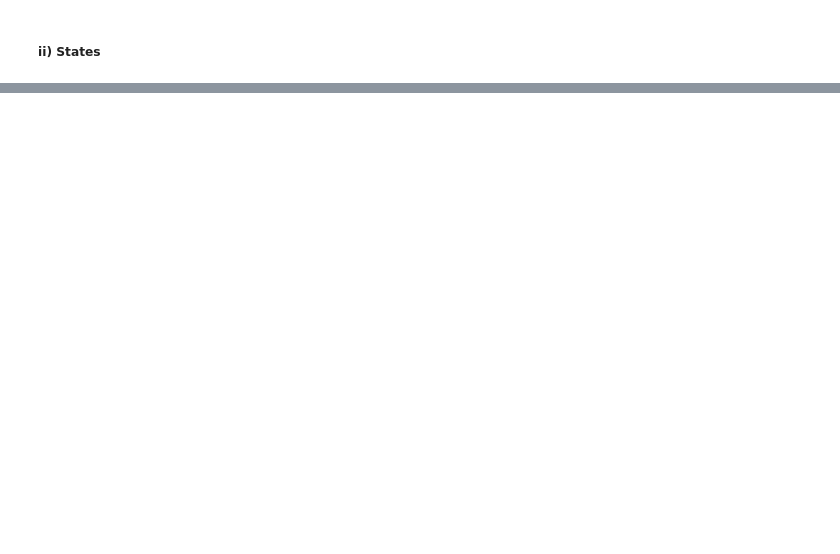
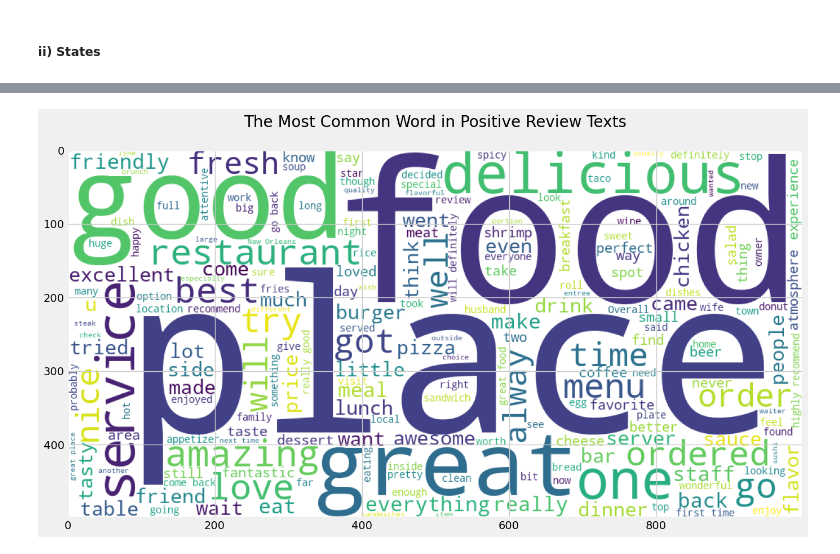
Before and after one commit to sha-ddie/Restaurant-Recommender-System, a Jupyter notebook: student.ipynb, the cells around one changed output, grey strips where cells are left out. Drawn from its saved outputs; the diff is of its cells as text; code cells hidden in the pictures; blank space fills up the shorter version.

```diff
--- a/student.ipynb
+++ b/student.ipynb
@@ -438,0 +537,14 @@ ax.bar_label( ax.containers[0],padding=3, fmt='{:,}');
+# %%
+from wordcloud import WordCloud
+df=data.loc[ (data['rating']>=4)& (data['b/s_rating']>=4)]
+
+plt.figure(figsize=(15,15))
+
+plt.title('The Most Common Word in Positive Review Texts\n', fontsize=20)
+
+wc = WordCloud(max_words=200, min_font_size=10,height=500,width=1000,background_color="white")\
+        .generate(' '.join(df['text']))
+
+plt.imshow(wc);
+# %% [output]
+[figure, added]
```
Also changed, not shown: parts of 56 cells of this notebook.
